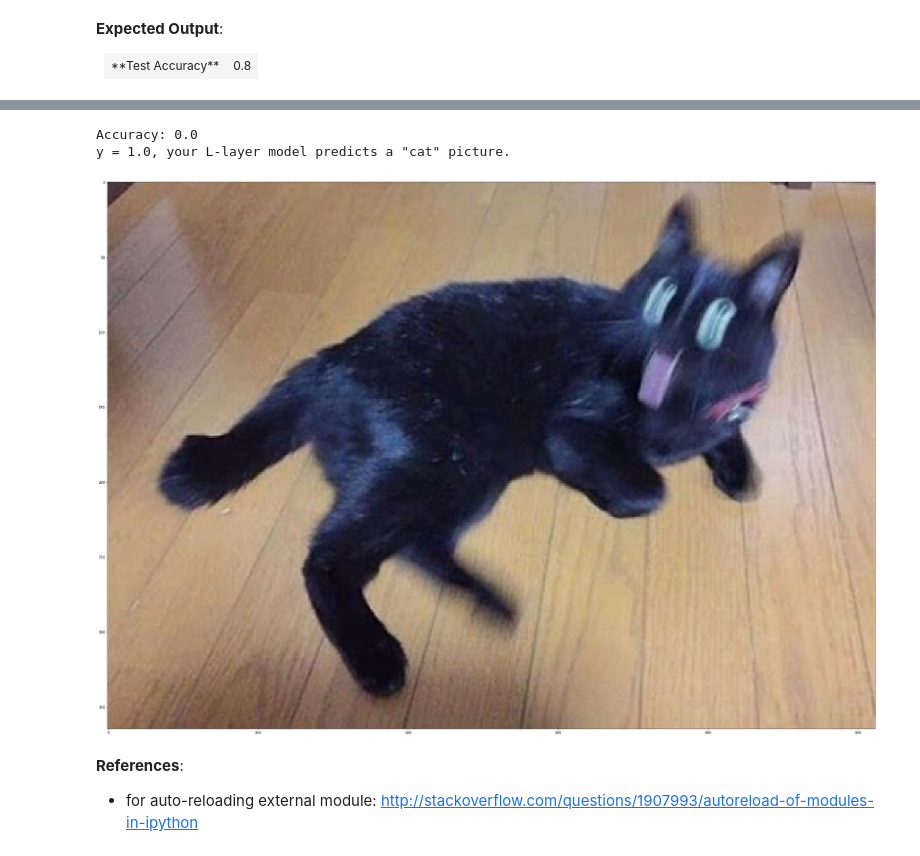
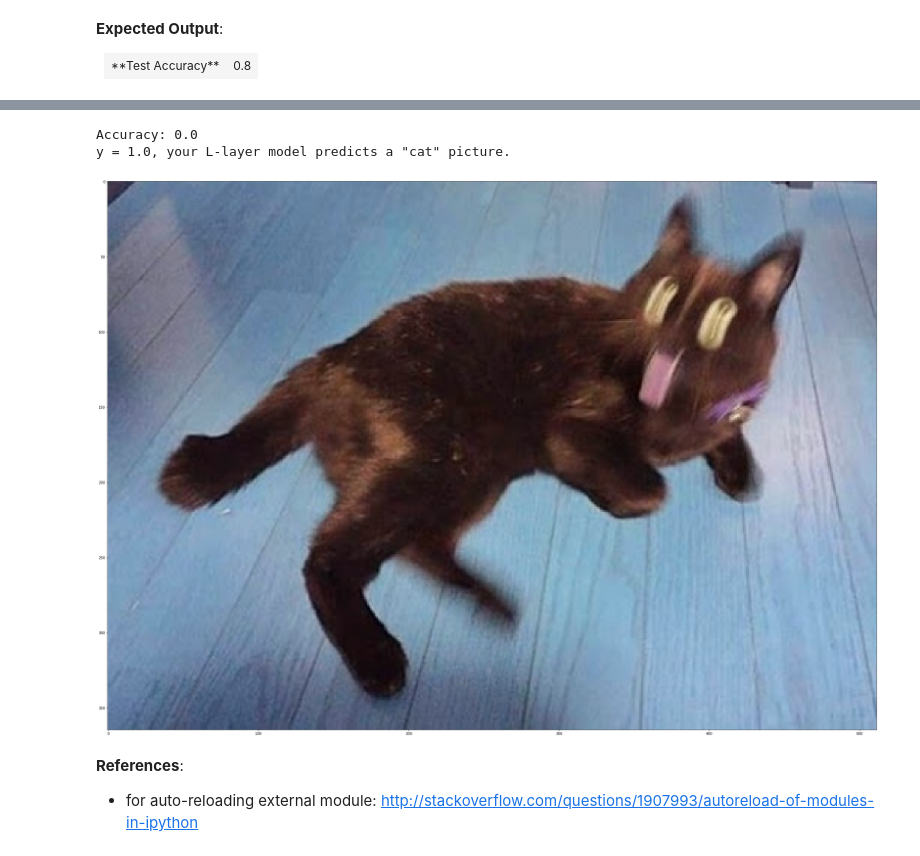
Before and after one commit to KihongK/coursera, a Jupyter notebook: week4_2/Deep+Neural+Network+-+Application+v8.ipynb, the cells around one changed output, grey strips where cells are left out. Saved outputs shown, nothing was run; the diff lists cells and outputs as text; code cells hidden in the pictures.

```diff
--- a/week4_2/Deep+Neural+Network+-+Application+v8.ipynb
+++ b/week4_2/Deep+Neural+Network+-+Application+v8.ipynb
@@ -572,21 +558,21 @@ Congratulations on finishing this assignment. You can use your own image and see
 # %%
-## START CODE HERE ##
+import cv2
 my_image = "my_image.jpg" # change this to the name of your image file
 my_label_y = [0] # the true class of your image (1 -> cat, 0 -> non-cat)
-## END CODE HERE ##
+
 
 fname = "images/" + my_image
-image = np.array(ndimage.imread(fname, flatten=False))
-my_image = scipy.misc.imresize(image, size=(num_px,num_px)).reshape((num_px*num_px*3,1))
+image = cv2.imread(fname)
+my_image = cv2.resize(image, (num_px,num_px)).reshape((num_px*num_px*3,1))
 my_image = my_image/255.
 my_predicted_image = predict(my_image, my_label_y, parameters)
 
 plt.imshow(image)
 print ("y = " + str(np.squeeze(my_predicted_image)) + ", your L-layer model predicts a \"" + classes[int(np.squeeze(my_predicted_image)),].decode("utf-8") +  "\" picture.")
 # %% [output]
 Accuracy: 0.0
 y = 1.0, your L-layer model predicts a "cat" picture.
-[figure, old version]
+[figure, new version]
 # %% [markdown]
 **References**:
 
```
Also changed, not shown: parts of 41 cells of this notebook.
